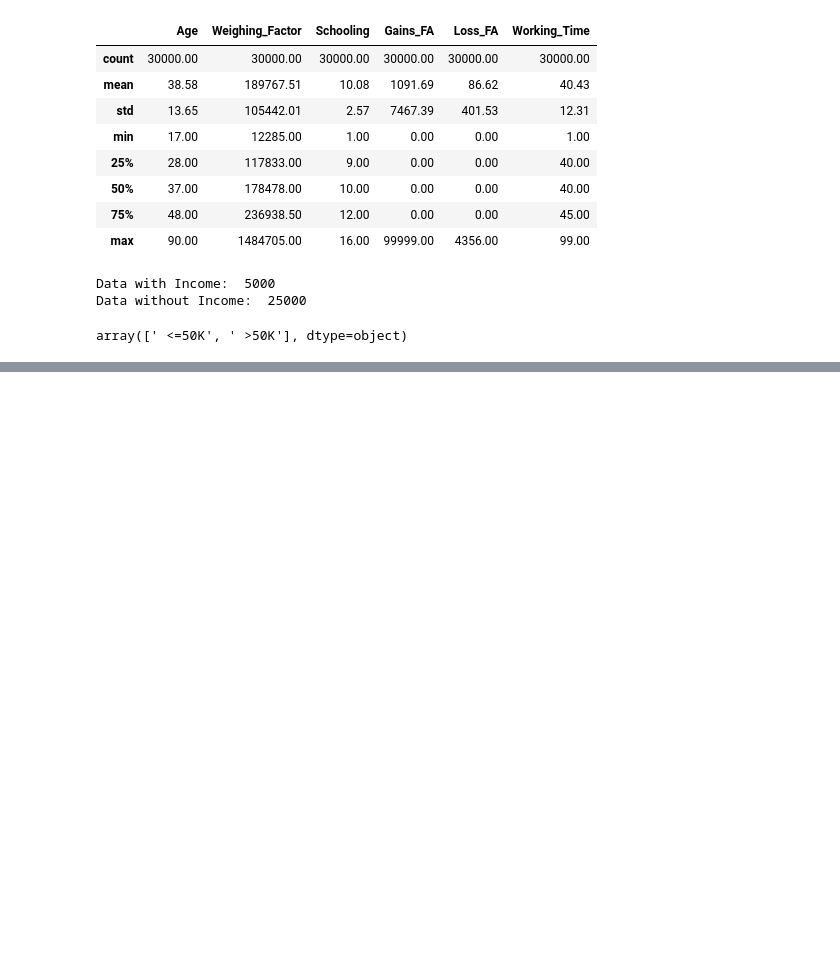
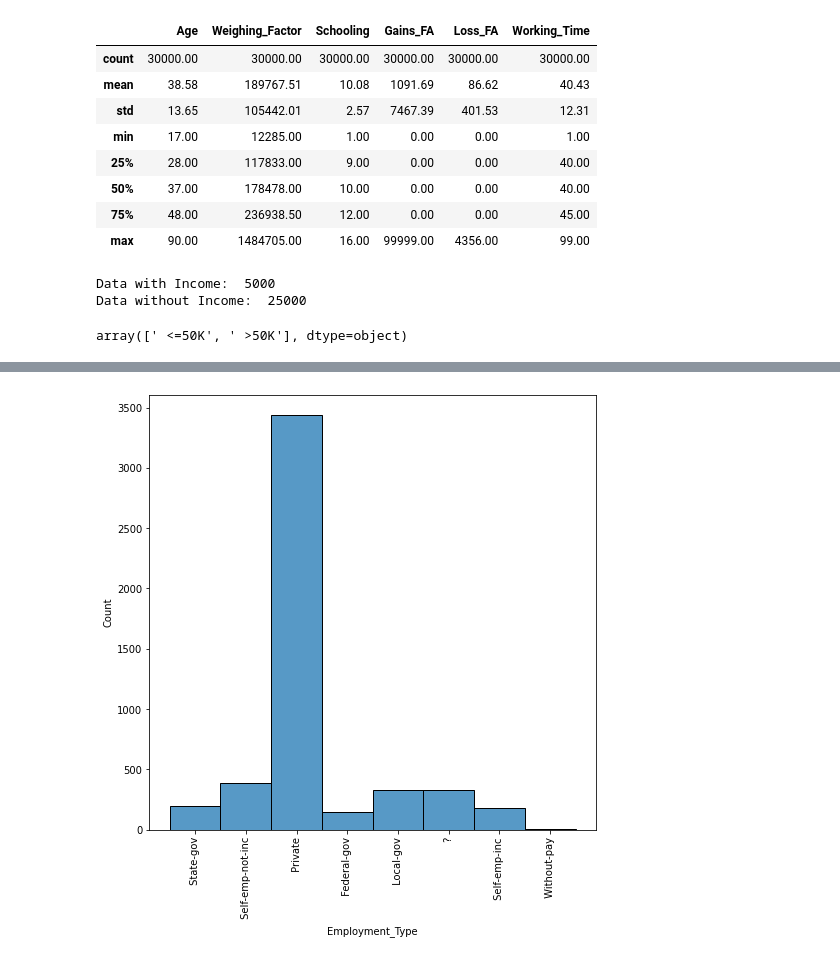
Before and after one commit to Kshitij301199/Income_Classification, a Jupyter notebook: data_exploration.ipynb, the cells around one changed output, grey strips where cells are left out. Drawn from its saved outputs; the diff is of its cells as text; code cells hidden in the pictures; blank space fills up the shorter version.

```diff
--- a/data_exploration.ipynb
+++ b/data_exploration.ipynb
@@ -60,0 +69,6 @@ array([' <=50K', ' >50K'], dtype=object)
+# %%
+plt.figure(figsize=(8,8))
+sns.histplot(data_w_income.Employment_Type);
+plt.xticks(rotation=90);
+# %% [output]
+[figure, added]
```
Also changed, not shown: parts of 1 cell of this notebook.
